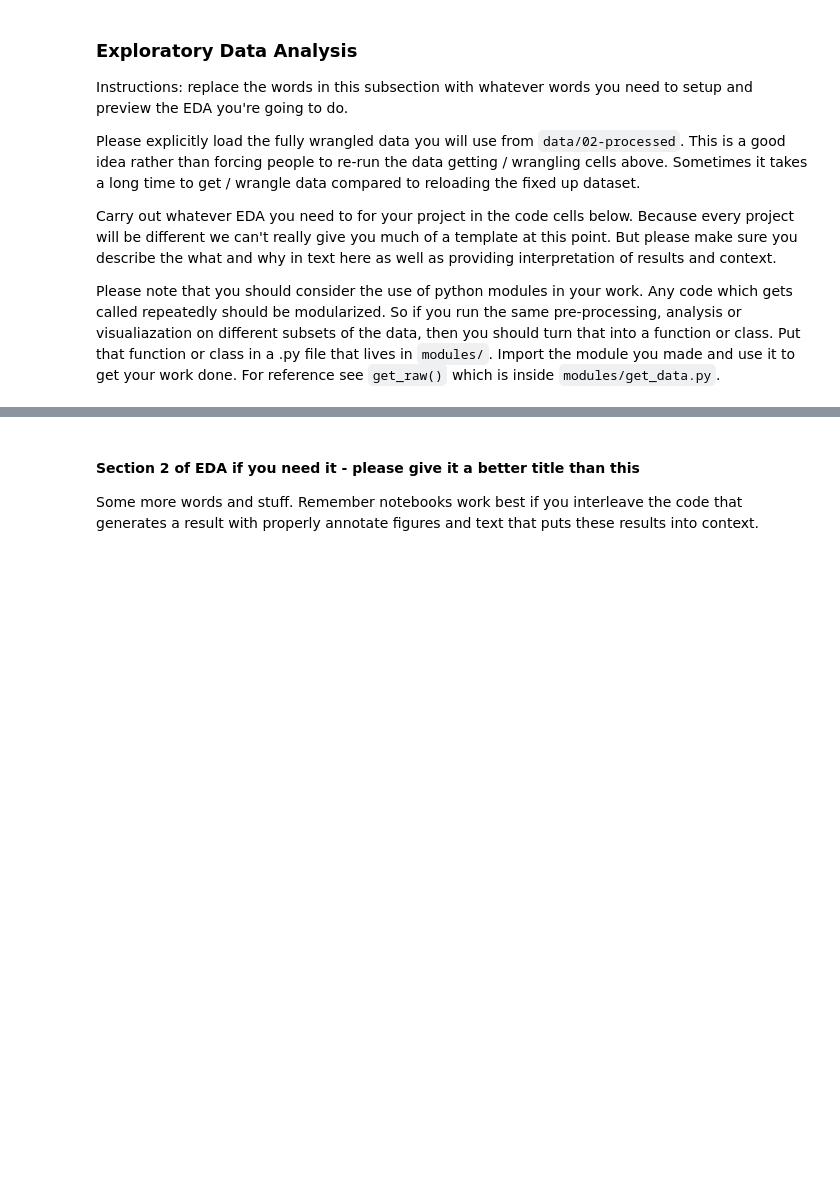
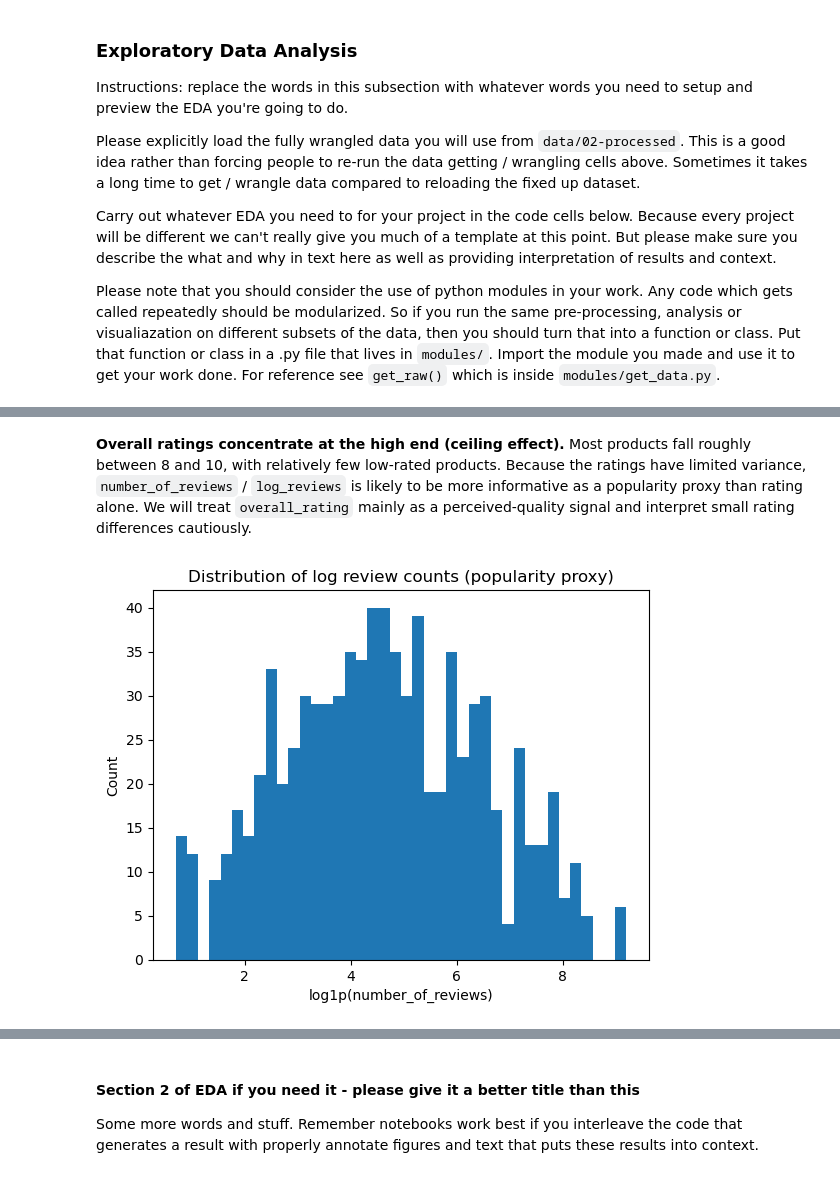
Before and after one commit to COGS108/Group129_WI26, a Jupyter notebook: 02-EDACheckpoint.ipynb, the cells around one changed output, grey strips where cells are left out. Drawn from its saved outputs; the diff is of its cells as text; code cells hidden in the pictures; blank space fills up the shorter version.

```diff
--- a/02-EDACheckpoint.ipynb
+++ b/02-EDACheckpoint.ipynb
@@ -247,0 +329,11 @@ Some more words and stuff.  Remember notebooks work best if you interleave the c
+# %% [markdown]
+**Overall ratings concentrate at the high end (ceiling effect).** Most products fall roughly between 8 and 10, with relatively few low-rated products. Because the ratings have limited variance, `number_of_reviews` / `log_reviews` is likely to be more informative as a popularity proxy than rating alone. We will treat `overall_rating` mainly as a perceived-quality signal and interpret small rating differences cautiously.
+# %%
+plt.figure()
+df1["log_reviews"].dropna().plot(kind="hist", bins=40)
+plt.xlabel("log1p(number_of_reviews)")
+plt.ylabel("Count")
+plt.title("Distribution of log review counts (popularity proxy)")
+plt.show()
+# %% [output]
+[figure, added]
```
Also changed, not shown: parts of 27 cells of this notebook.
